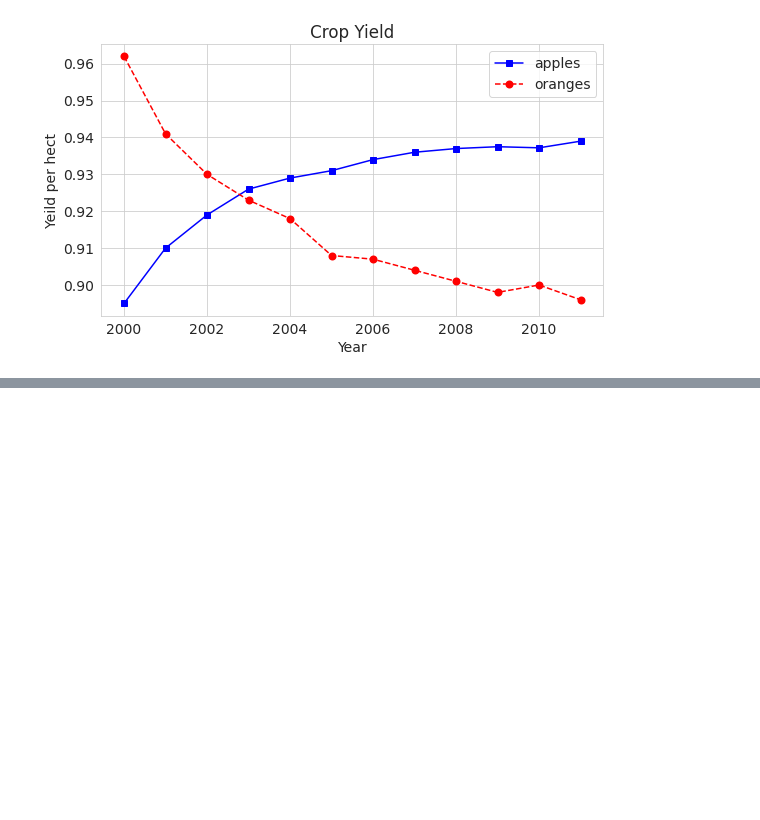
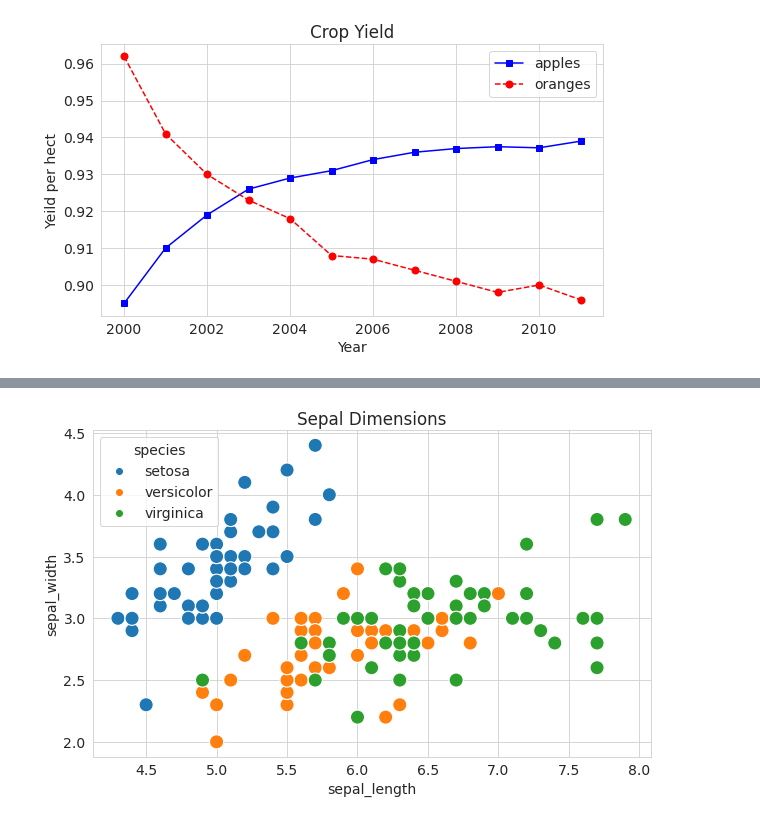
Before and after one commit to imshiv-10/Numerical-libraries, a Jupyter notebook: matplotLib_Numerical.ipynb, the cells around one changed output, grey strips where cells are left out. Cells and saved outputs as stored; diff of their text form; code cells hidden in the pictures; blank space fills up the shorter version.

```diff
--- a/matplotLib_Numerical.ipynb
+++ b/matplotLib_Numerical.ipynb
@@ -71,0 +121,6 @@ plt.legend(['apples', 'oranges']);
+# %%
+plt.figure(figsize=(10,6))
+plt.title('Sepal Dimensions')
+sns.scatterplot(x =flowers_df.sepal_length,y= flowers_df.sepal_width, hue = flowers_df.species , s =200);
+# %% [output]
+[figure, added]
```
Also changed, not shown: parts of 18 cells of this notebook.
